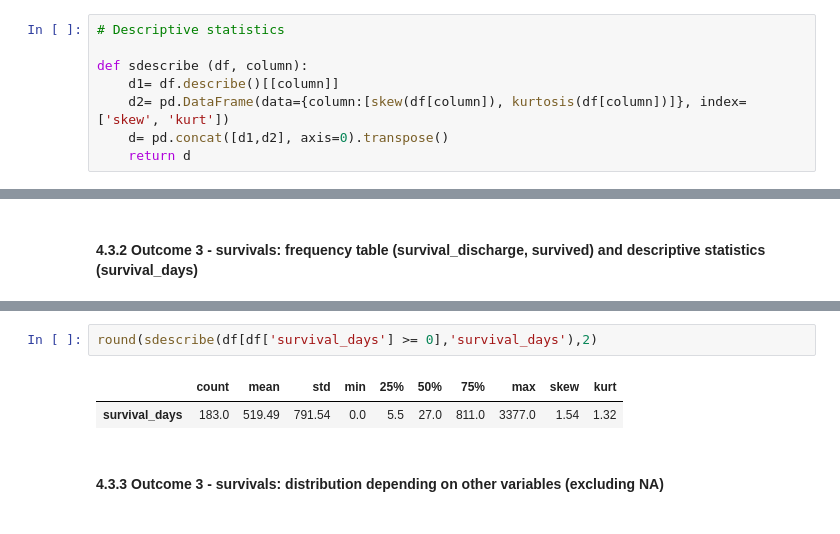
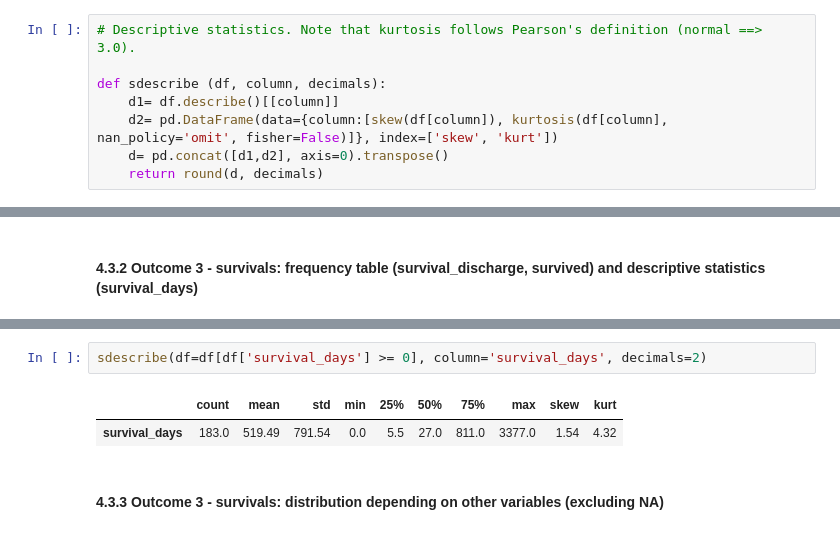
Before and after one commit to Pablomfm/Intracranial_Hemorrhages, a Jupyter notebook: 4.1 EDA & Descriptive Statistics of Outcomes.ipynb, the cells around one changed output, grey strips where cells are left out. Cells and saved outputs as stored; diff of their text form.

```diff
--- a/4.1 EDA & Descriptive Statistics of Outcomes.ipynb
+++ b/4.1 EDA & Descriptive Statistics of Outcomes.ipynb
@@ -52,11 +46,11 @@ def print_all_dataframe(rows, columns):
 # %%
-# Descriptive statistics
+# Descriptive statistics. Note that kurtosis follows Pearson's definition (normal ==> 3.0).
 
-def sdescribe (df, column):
+def sdescribe (df, column, decimals):
     d1= df.describe()[[column]]
-    d2= pd.DataFrame(data={column:[skew(df[column]), kurtosis(df[column])]}, index=['skew', 'kurt'])
+    d2= pd.DataFrame(data={column:[skew(df[column]), kurtosis(df[column], nan_policy='omit', fisher=False)]}, index=['skew', 'kurt'])
     d= pd.concat([d1,d2], axis=0).transpose()
-    return d
+    return round(d, decimals)
 # %%
 # Frequency tables with absolute and relative frequencies
 
@@ -433,8 +451,8 @@ freqtab (df, 'survived', 2)
 # %%
-round(sdescribe(df[df['survival_days'] >= 0],'survival_days'),2)
+sdescribe(df=df[df['survival_days'] >= 0], column='survival_days', decimals=2)
 # %% [output]
 |  | count | mean | std | min | 25% | 50% | 75% | max | skew | kurt |
-| survival_days | 183.0 | 519.49 | 791.54 | 0.0 | 5.5 | 27.0 | 811.0 | 3377.0 | 1.54 | 1.32 |
+| survival_days | 183.0 | 519.49 | 791.54 | 0.0 | 5.5 | 27.0 | 811.0 | 3377.0 | 1.54 | 4.32 |
 # %% [markdown]
 #### 4.3.3 Outcome 3 - survivals: distribution depending on other variables (excluding NA)
 # %%
```
Also changed, not shown: parts of 43 cells of this notebook, 17 other files.
